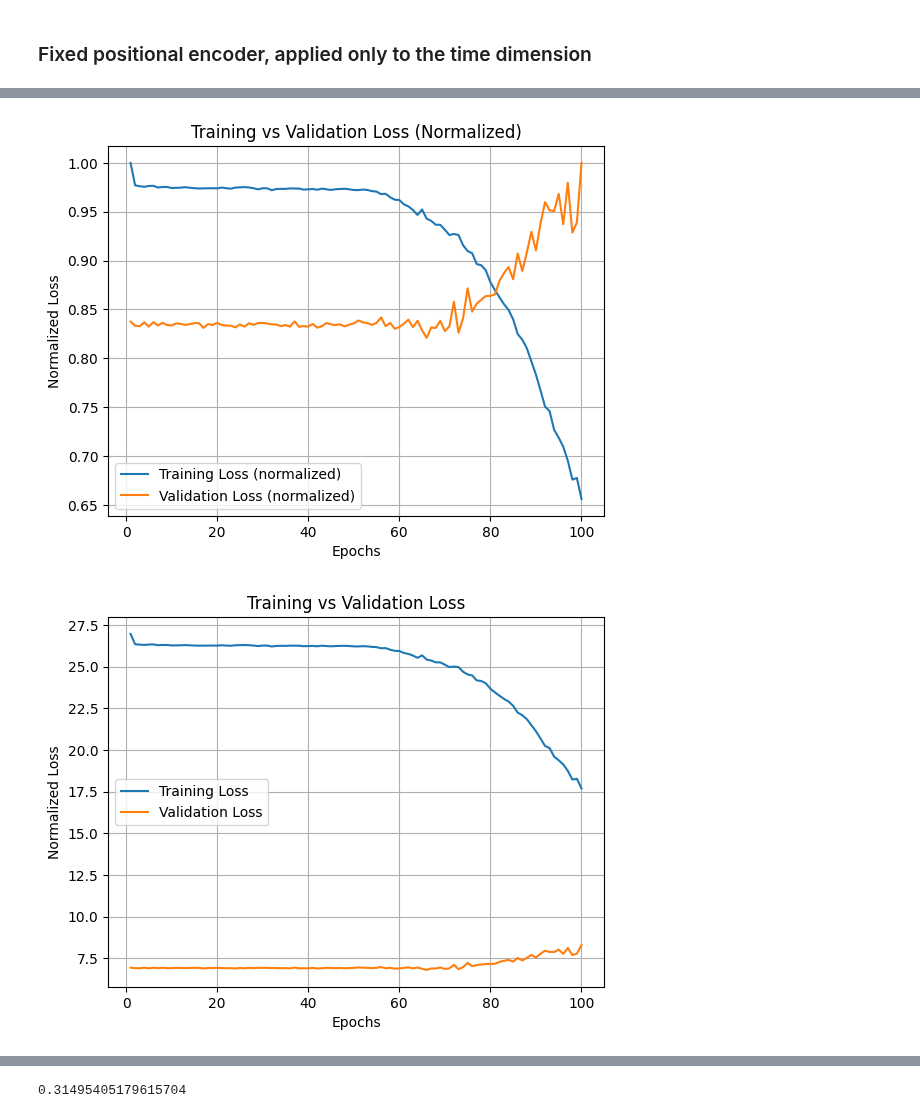
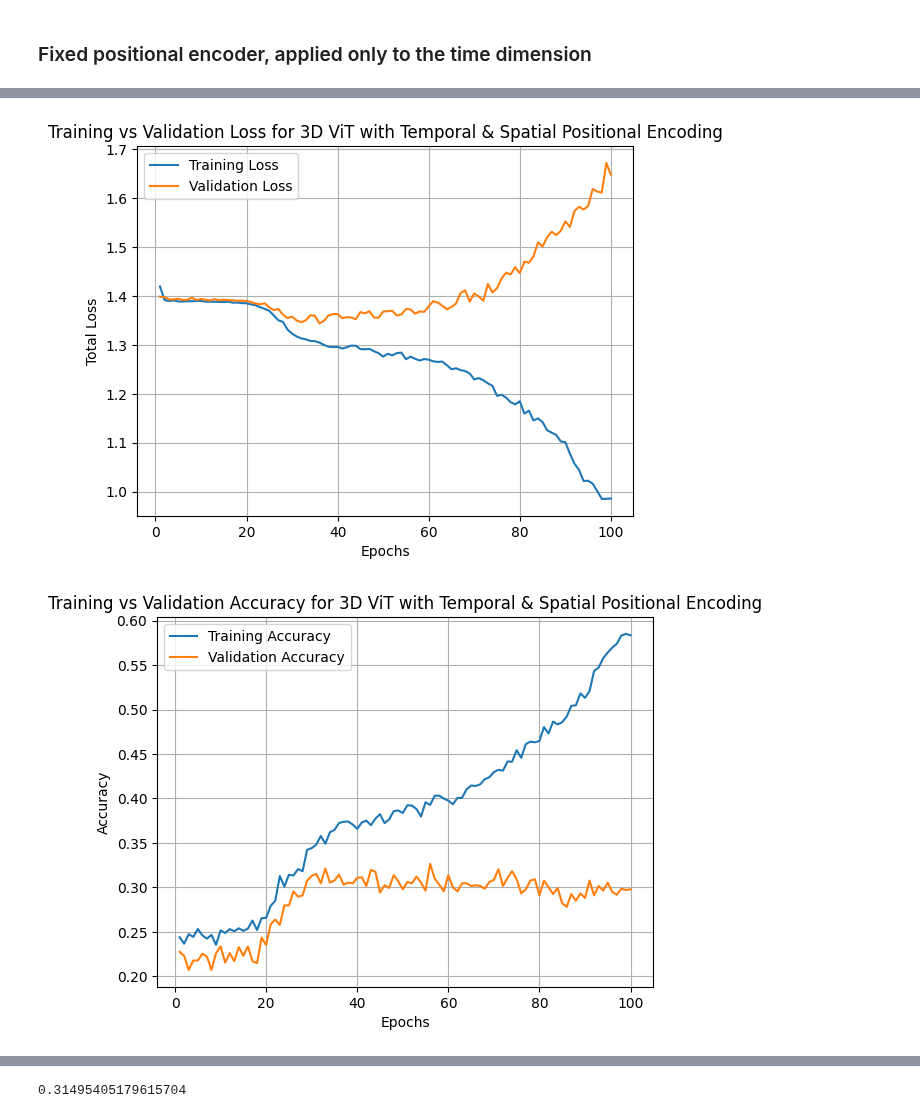
Before and after one commit to hwalters361/ML_rain_prediction, a Jupyter notebook: vivit_test.ipynb, the cells around one changed output, grey strips where cells are left out. Drawn from its saved outputs; the diff is of its cells as text; code cells hidden in the pictures.

Commit message:
positional encoding work so far, trying to encode month data

```diff
--- a/vivit_test.ipynb
+++ b/vivit_test.ipynb
@@ -291,7 +291,7 @@ test_videos torch.Size([147, 1, 24, 96, 184]), test_labels torch.Size([147, 9])
 # %%
 import vit_3d_9_classes
 print(vit_3d_9_classes.run_experiment)  # Check if it's referencing your function
-model, history = vit_3d_9_classes.run_experiment(trainloader, testloader, validloader)
+model, history = vit_3d_9_classes.run_experiment(trainloader, testloader)
 # %% [output]
 <function run_experiment at 0x...>
 Number of Patches 828 Patch dim 512
@@ -313,36 +313,34 @@ Validation Accuracy: 0.2971, Validation Loss: 7.115377902984619
 # %%
 import matplotlib.pyplot as plt
 epochs = range(1, len(history.training_loss) + 1)
 
-train_loss_norm = np.array(history.training_loss) / max(history.training_loss)
-valid_loss_norm = np.array(history.validation_loss) / max(history.validation_loss)
 
-plt.plot(epochs, train_loss_norm, label="Training Loss (normalized)")
-plt.plot(epochs, valid_loss_norm, label="Validation Loss (normalized)")
+plt.plot(epochs, history.training_loss, label="Training Loss")
+plt.plot(epochs, history.validation_loss, label="Validation Loss")
 
 plt.xlabel("Epochs")
-plt.ylabel("Normalized Loss")
-plt.title("Training vs Validation Loss (Normalized)")
+plt.ylabel("Total Loss")
+plt.title("Training vs Validation Loss for 3D ViT with Temporal & Spatial Positional Encoding")
 plt.legend()
 plt.grid(True)
 plt.show()
 # %% [output]
-[figure, old version]
+[figure, new version]
 # %%
 import matplotlib.pyplot as plt
-epochs = range(1, len(history.training_loss) + 1)
+epochs = range(1, len(history.training_accuracy) + 1)
 
-# train_loss_norm = np.array(history.training_loss) / max(history.training_loss)
-# valid_loss_norm = np.array(history.validation_loss) / max(history.validation_loss)
+train_acc = np.array(history.training_accuracy)
+valid_acc = np.array(history.validation_accuracy)
 
-plt.plot(epochs, history.training_loss, label="Training Loss")
-plt.plot(epochs, history.validation_loss, label="Validation Loss")
+plt.plot(epochs, train_acc, label="Training Accuracy")
+plt.plot(epochs, valid_acc, label="Validation Accuracy")
 
 plt.xlabel("Epochs")
-plt.ylabel("Normalized Loss")
-plt.title("Training vs Validation Loss")
+plt.ylabel("Accuracy")
+plt.title("Training vs Validation Accuracy for 3D ViT with Temporal & Spatial Positional Encoding")
 plt.legend()
 plt.grid(True)
 plt.show()
 # %% [output]
-[figure, old version]
+[figure, new version]
```
Also changed, not shown: parts of 5 cells of this notebook, 2 other files.
